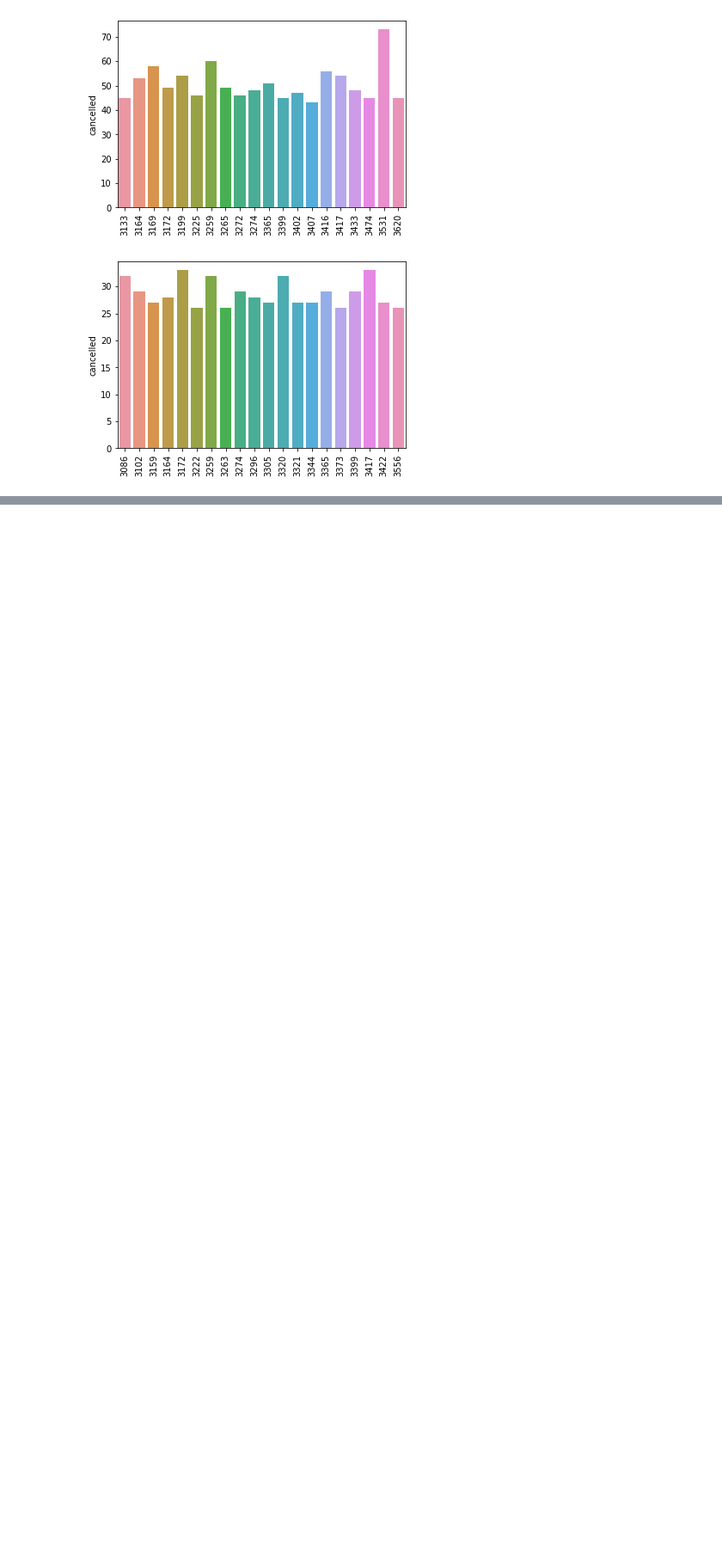
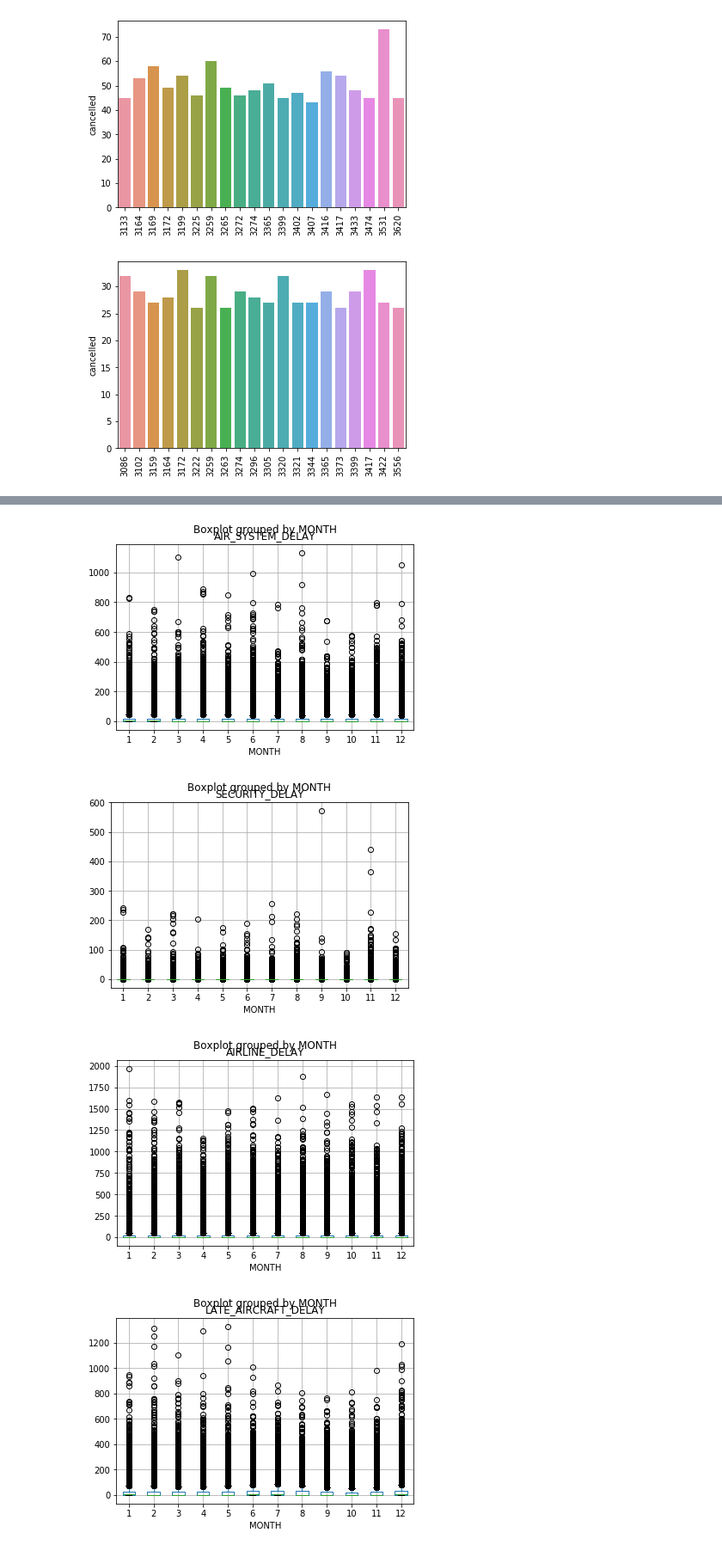
Before and after one commit to Kirstenj5115/Flight_Delays, a Jupyter notebook: FlightDelays_Capstone2_KirstenJames.ipynb, the cells around one changed output, grey strips where cells are left out. Shown: that part at 86% size. Cells and saved outputs as stored; diff of their text form; code cells hidden in the pictures; blank space fills up the shorter version.

```diff
--- a/FlightDelays_Capstone2_KirstenJames.ipynb
+++ b/FlightDelays_Capstone2_KirstenJames.ipynb
@@ -270,0 +269,20 @@ plt.show()
+# %%
+df.boxplot(by='MONTH', column='AIR_SYSTEM_DELAY')
+plt.show()
+
+df.boxplot(by='MONTH', column='SECURITY_DELAY')
+plt.show()
+
+df.boxplot(by='MONTH', column='AIRLINE_DELAY')
+plt.show()
+
+df.boxplot(by='MONTH', column='LATE_AIRCRAFT_DELAY')
+plt.show()
+
+df.boxplot(by='MONTH', column='WEATHER_DELAY')
+plt.show()
+# %% [output]
+[figure, added]
+[figure, added]
+[figure, added]
+[figure, added]
```
Also changed, not shown: parts of 10 cells of this notebook.
